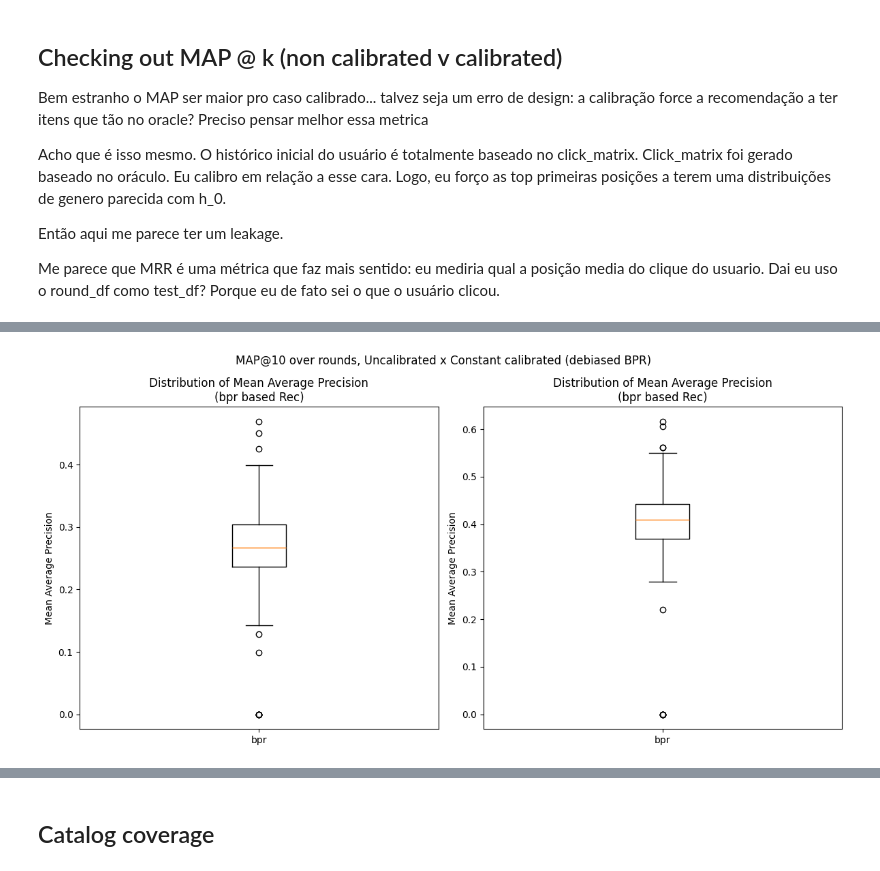
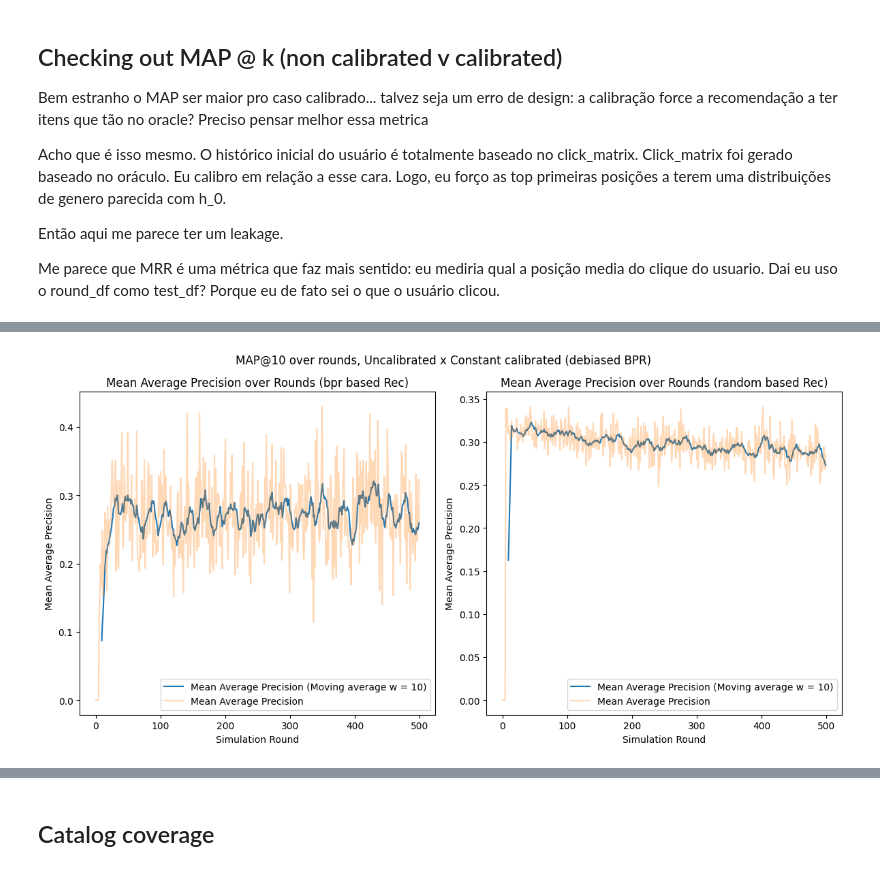
Before and after one commit to caiotda/dynamicTasteDistortion, a Jupyter notebook: smaller_experiments_analysis.ipynb, the cells around one changed output, grey strips where cells are left out. Drawn from its saved outputs; the diff is of its cells as text; code cells hidden in the pictures.

```diff
--- a/smaller_experiments_analysis.ipynb
+++ b/smaller_experiments_analysis.ipynb
@@ -57,4 +53,4 @@ plot_metric_comparison(bpr_debiased, bpr_debiased_calibrated_constant, metric_na
-# %%
-plot_metric_comparison(bpr_debiased, bpr_debiased_calibrated_constant, metric_name="map", title="MAP@10 over rounds, Uncalibrated x Constant calibrated (debiased BPR)", graph="box", plot_retrain_points=False,  window_size=10)
-# %% [output]
-[figure, removed]
+# %%
+plot_metric_comparison(bpr_debiased, random_rec, metric_name="map", title="MAP@10 over rounds, Uncalibrated x Constant calibrated (debiased BPR)", graph="line", plot_retrain_points=False,  window_size=10)
+# %% [output]
+[figure, added]
```
Also changed, not shown: parts of 18 cells of this notebook, 2 other files.
